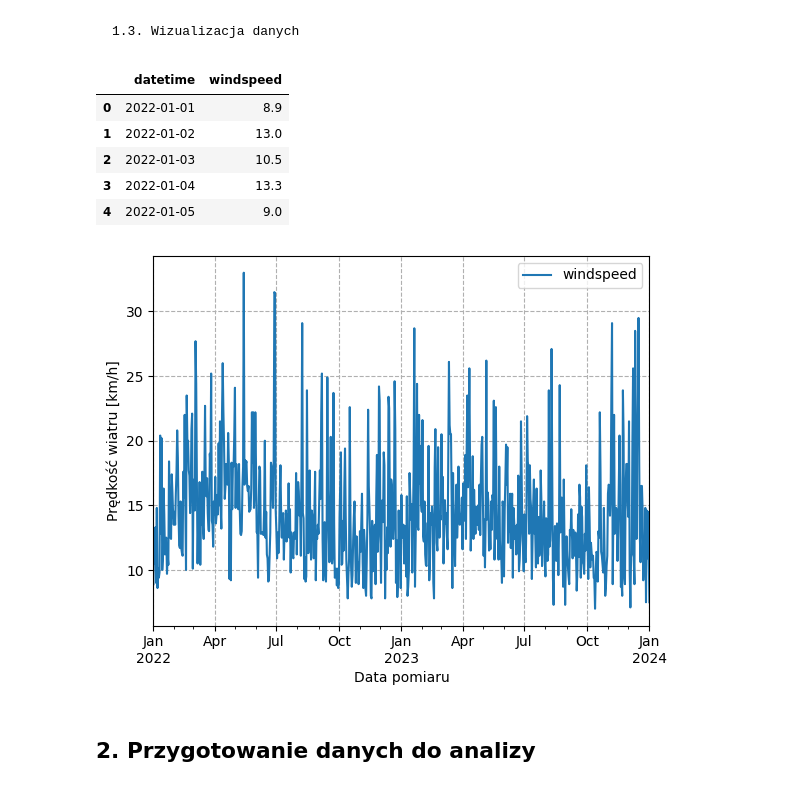
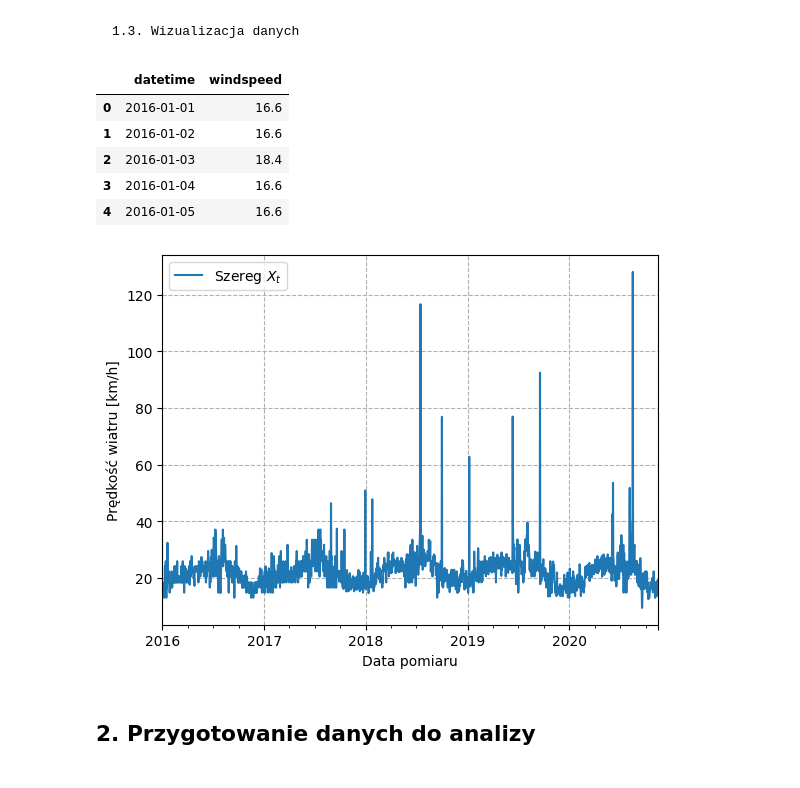
Before and after one commit to MagdalenaSudol/Model_ARMA, a Jupyter notebook: raport.ipynb, the cells around one changed output. Saved outputs shown, nothing was run; the diff lists cells and outputs as text; code cells hidden in the pictures.

```diff
--- a/raport.ipynb
+++ b/raport.ipynb
@@ -12,10 +13,10 @@ from statsmodels.graphics.tsaplots import plot_acf, plot_pacf
 # %% [markdown]
     1.1. Czy w analizowanych danych występują braki?
 # %%
-# data = pd.read_csv('mumbai.csv')
-# data['datetime'] = pd.to_datetime(data['datetime'], format="%d-%m-%Y")
+data = pd.read_csv('mumbai.csv')
+data['datetime'] = pd.to_datetime(data['datetime'], format="%d-%m-%Y")
 # %%
-data = pd.read_csv('seoul.csv')
-data['datetime'] = pd.to_datetime(data['datetime'])
+# data = pd.read_csv('seoul.csv')
+# data['datetime'] = pd.to_datetime(data['datetime'])
 data.isnull().sum()
 # %% [output]
@@ -69,19 +63,19 @@ data_clean = data[['datetime', 'windspeed']]
 data_clean.head()
 # %% [output]
 |  | datetime | windspeed |
-| 0 | 2022-01-01 | 8.9 |
-| 1 | 2022-01-02 | 13.0 |
-| 2 | 2022-01-03 | 10.5 |
-| 3 | 2022-01-04 | 13.3 |
-| 4 | 2022-01-05 | 9.0 |
+| 0 | 2016-01-01 | 16.6 |
+| 1 | 2016-01-02 | 16.6 |
+| 2 | 2016-01-03 | 18.4 |
+| 3 | 2016-01-04 | 16.6 |
+| 4 | 2016-01-05 | 16.6 |
 # %%
-data_clean.plot(x='datetime', y='windspeed')
+data_clean.plot(x='datetime', y='windspeed', label = 'Szereg $X_t$')
 plt.grid(True, linestyle = '--')
 plt.ylabel('Prędkość wiatru [km/h]')
 plt.xlabel('Data pomiaru')
 plt.show()
 # %% [output]
-[figure, old version]
+[figure, new version]
 # %% [markdown]
 ## 2. Przygotowanie danych do analizy
 # %% [markdown]
```
Also changed, not shown: parts of 28 cells of this notebook.
